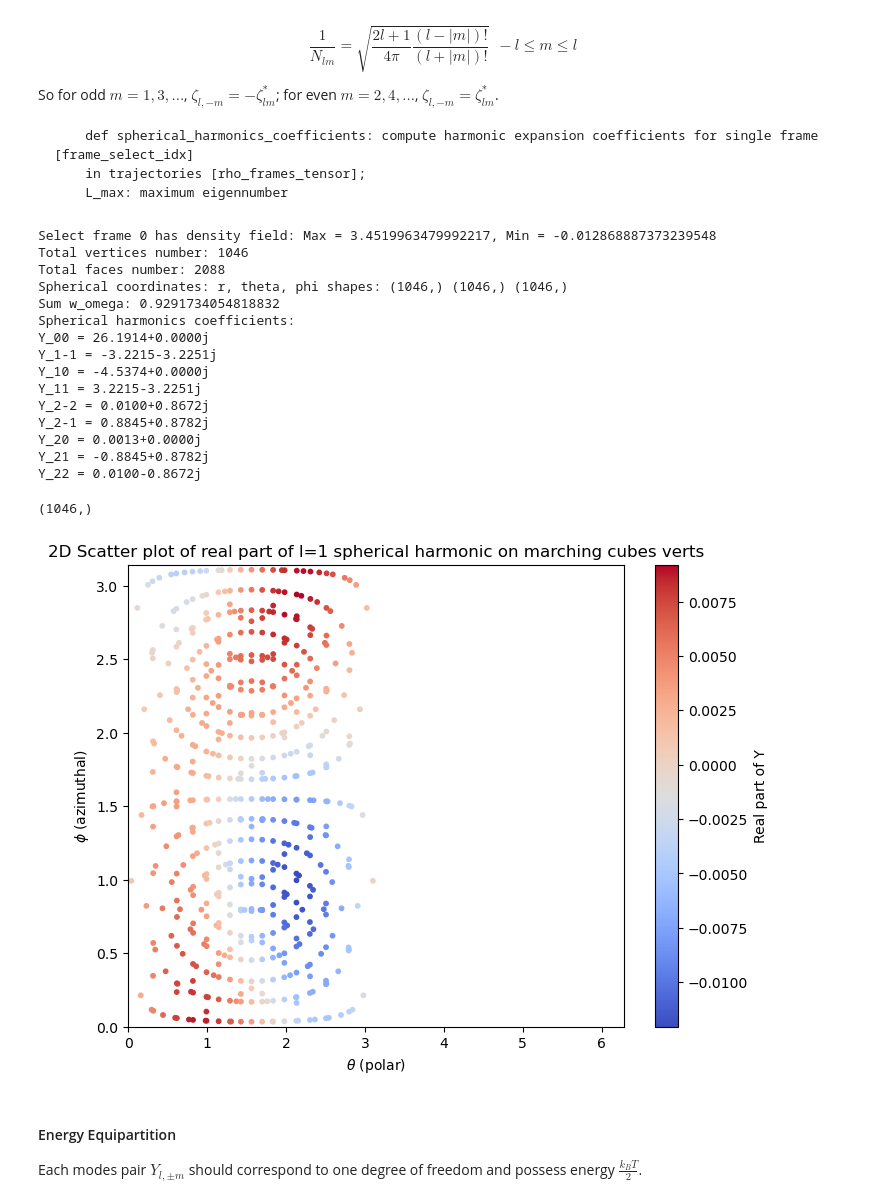
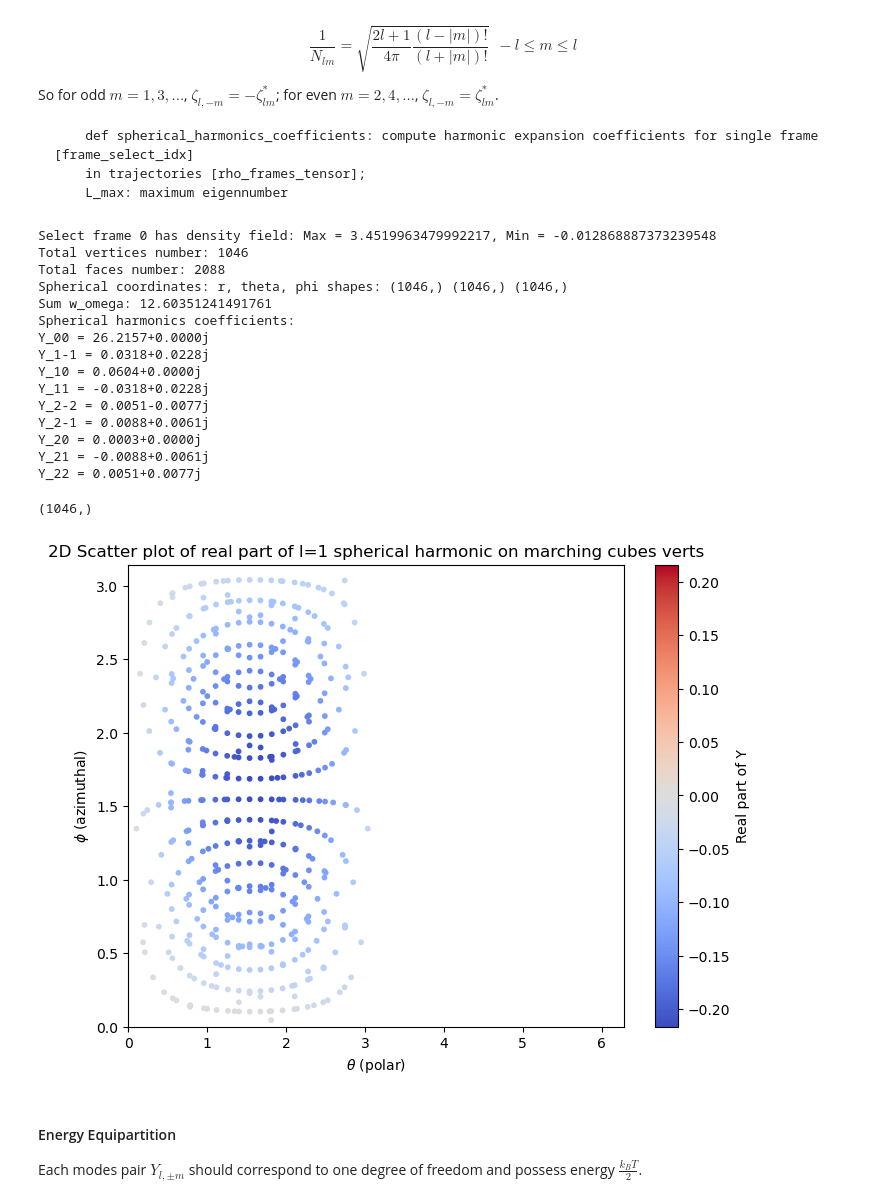
Before and after one commit to MDProject/Binary-Fluctuating-Lattice-Boltzmann, a Jupyter notebook: Droplet_Fluctuation.ipynb, the cells around one changed output. Drawn from its saved outputs; the diff is of its cells as text; code cells hidden in the pictures.

```diff
--- a/Droplet_Fluctuation.ipynb
+++ b/Droplet_Fluctuation.ipynb
@@ -623,7 +623,7 @@ So for odd $m=1,3,...$, $\zeta_{l,-m}=-\zeta_{lm}^*$; for even $m=2,4,...$, $\ze
 from scipy.special import sph_harm
 
 frame_select_idx = 0
-def spherical_harmonics_coefficients(rho_frames_tensor, centers_of_mass, print_info=True, frame_select_idx=0, L_max=5):
+def spherical_harmonics_coefficients(rho_frames_tensor, centers_of_mass, print_info=True, frame_select_idx=0, L_max=5, test_info=True):
     rho_frame_select = rho_frames_tensor[frame_select_idx, :, :, :]  # Use the selected frame's density field for testing
     rho_interface_level = 0.5 * (rho_lo + rho_hi)  # example
     verts, faces, normals, values = measure.marching_cubes(rho_frame_select, level=rho_interface_level)
@@ -643,9 +643,9 @@ def spherical_harmonics_coefficients(rho_frames_tensor, centers_of_mass, print_i
         print("Spherical coordinates: r, theta, phi shapes:", r.shape, theta.shape, phi.shape)
 
     # --- Step 1: Compute barycentric vertex area weights
-    v0 = verts[faces[:,0]] # of size (num_of_faces, 3), in which faces[:,0] is the index of the first vertex of each triangle
-    v1 = verts[faces[:,1]]
-    v2 = verts[faces[:,2]]
+    v0 = shifted_verts[faces[:,0]] # of size (num_of_faces, 3), in which faces[:,0] is the index of the first vertex of each triangle
+    v1 = shifted_verts[faces[:,1]]
+    v2 = shifted_verts[faces[:,2]]
     cross = np.cross(v1 - v0, v2 - v0) # surface area for each triangle
     unit_n_vector = cross / (np.linalg.norm(cross, axis=1, keepdims=True) + 1e-15)  # Normalize to get unit normal vectors
     triangle_area = 0.5 * np.linalg.norm(cross, axis=1)  # Triangle areas, of size (num_of_faces, 1)
@@ -660,7 +660,7 @@ def spherical_harmonics_coefficients(rho_frames_tensor, centers_of_mass, print_i
     flip_mask = dot_rn < 0
     unit_n_vector[flip_mask] *= -1.0
     dot_rn = np.einsum('ij,ij->i', unit_n_vector, unit_r_vector)
-    face_solid_angle = triangle_area / (r0**2 + 1e-15) # ?????
+    face_solid_angle = triangle_area * dot_rn / (r0**2 + 1e-15) # ?????
 
     num_verts = verts.shape[0]
     w_surf = np.zeros(num_verts)
@@ -685,7 +685,8 @@ def spherical_harmonics_coefficients(rho_frames_tensor, centers_of_mass, print_i
             coeffs[(l,m)] = numerator / (denominator + 1e-30)  # Avoid div by zero
 
     # 1. Sum of solid angle weights should be ~4π
-    print("Sum w_omega:", np.sum(w_omega))  # ≈ 12.566370...
+    if test_info:
+        print("Sum w_omega (solid angle summation): ", np.sum(w_omega), "theoretical: ", 4 * np.pi)
 
     return coeffs, verts, faces, [r, theta, phi]
 
@@ -701,49 +702,49 @@ Select frame 0 has density field: Max = 3.4519963479992217, Min = -0.01286888737
 Total vertices number: 1046
 Total faces number: 2088
 Spherical coordinates: r, theta, phi shapes: (1046,) (1046,) (1046,)
-Sum w_omega: 0.9291734054818832
+Sum w_omega: 12.60351241491761
 Spherical harmonics coefficients:
-Y_00 = 26.1914+0.0000j
-Y_1-1 = -3.2215-3.2251j
-Y_10 = -4.5374+0.0000j
-Y_11 = 3.2215-3.2251j
-Y_2-2 = 0.0100+0.8672j
-Y_2-1 = 0.8845+0.8782j
-Y_20 = 0.0013+0.0000j
-Y_21 = -0.8845+0.8782j
-Y_22 = 0.0100-0.8672j
+Y_00 = 26.2157+0.0000j
+Y_1-1 = 0.0318+0.0228j
+Y_10 = 0.0604+0.0000j
+Y_11 = -0.0318+0.0228j
+Y_2-2 = 0.0051-0.0077j
+Y_2-1 = 0.0088+0.0061j
+Y_20 = 0.0003+0.0000j
+Y_21 = -0.0088+0.0061j
+Y_22 = 0.0051+0.0077j
 # %%
 # l=1 mode
 from mpl_toolkits.mplot3d.art3d import Poly3DCollection
 # --- Your spherical harmonic coefficients ---
-l = 2
+l = 1
 zeta_lm = {m: coeffs[(l,m)] for m in range(-l, l+1)}
 
 # --- Evaluate spherical harmonic sum at verts ---
 Y_vals = np.zeros(len(verts), dtype=complex)
 for m, coeff in zeta_lm.items():
     Y_vals += coeff * sph_harm(m, l, spherical_coords[2], spherical_coords[1])  # phi, theta
 
 print(Y_vals.shape)
 # --- Use real part or magnitude for coloring or displacement ---
 color_values = Y_vals.real  # or np.abs(Y_vals)
 
 # --- Normalize colors to [0,1] for plotting ---
 colors_norm = (color_values - color_values.min()) / (color_values.ptp())
 
 # Plot real part of Y vs (phi, theta)
 plt.figure(figsize=(8,6))
 sc = plt.scatter(spherical_coords[1], spherical_coords[2], c=Y_vals.real, cmap='coolwarm', s=10, marker='o')
 plt.colorbar(sc, label='Real part of Y')
 plt.xlabel(r'$\theta$ (polar)')
 plt.ylabel(r'$\phi$ (azimuthal)')
 plt.title('2D Scatter plot of real part of l=1 spherical harmonic on marching cubes verts')
 plt.xlim(0, 2*np.pi)
 plt.ylim(0, np.pi)
 plt.show()
 # %% [output]
 (1046,)
-[figure, old version]
+[figure, new version]
 # %% [markdown]
 #### Energy Equipartition
 
```
Also changed, not shown: parts of 2 cells of this notebook.
